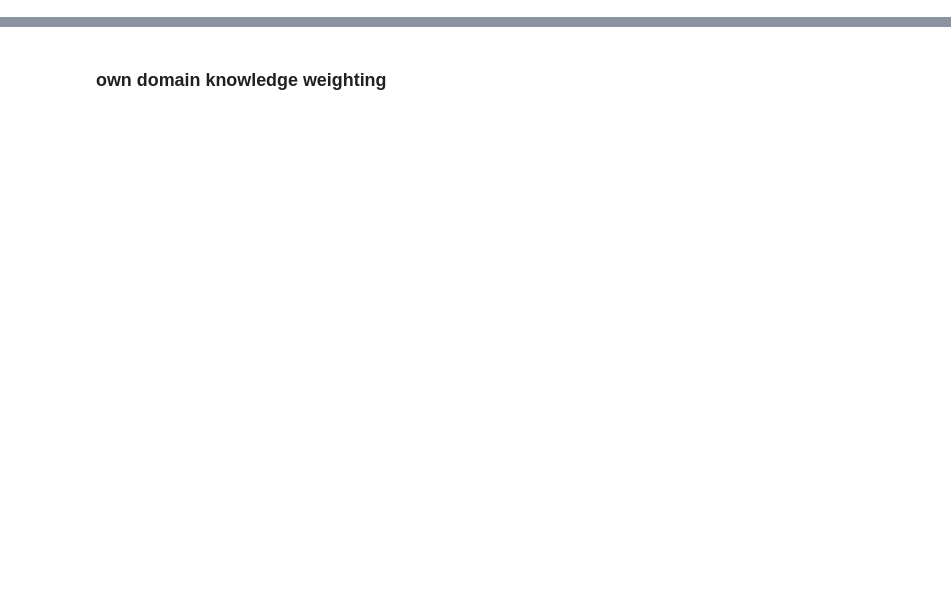
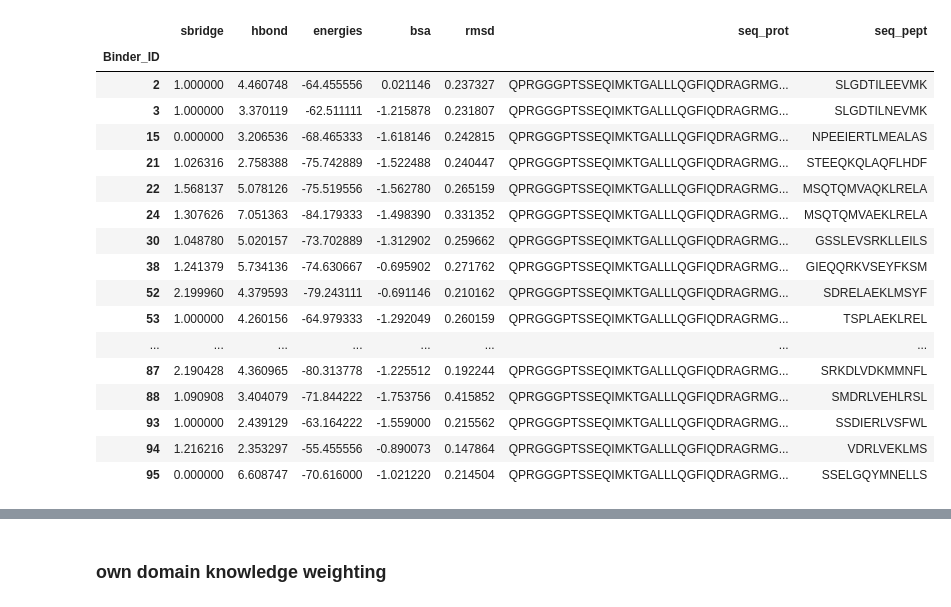
Before and after one commit to kunz-jonathan/BindCraft_uva_internship, a Jupyter notebook: surr_model/notebooks/dataset_creation.ipynb, the cells around one changed output, grey strips where cells are left out. Saved outputs shown, nothing was run; the diff lists cells and outputs as text; code cells hidden in the pictures; blank space fills up the shorter version.

```diff
--- a/surr_model/notebooks/dataset_creation.ipynb
+++ b/surr_model/notebooks/dataset_creation.ipynb
@@ -61,0 +150,23 @@ df
+# %%
+df_train = df_raw.sample(frac=0.8, random_state=42)
+# %%
+df_raw.drop(df_train.index).copy()
+# %% [output]
+|  | sbridge | hbond | energies | bsa | rmsd | seq_prot | seq_pept |
+| Binder_ID |  |  |  |  |  |  |  |
+| 2 | 1.000000 | 4.460748 | -64.455556 | 0.021146 | 0.237327 | QPRGGGPTSSEQIMKTGALLLQGFIQDRAGRMG... | SLGDTILEEVMK |
+| 3 | 1.000000 | 3.370119 | -62.511111 | -1.215878 | 0.231807 | QPRGGGPTSSEQIMKTGALLLQGFIQDRAGRMG... | SLGDTILNEVMK |
+| 15 | 0.000000 | 3.206536 | -68.465333 | -1.618146 | 0.242815 | QPRGGGPTSSEQIMKTGALLLQGFIQDRAGRMG... | NPEEIERTLMEALAS |
+| 21 | 1.026316 | 2.758388 | -75.742889 | -1.522488 | 0.240447 | QPRGGGPTSSEQIMKTGALLLQGFIQDRAGRMG... | STEEQKQLAQFLHDF |
+| 22 | 1.568137 | 5.078126 | -75.519556 | -1.562780 | 0.265159 | QPRGGGPTSSEQIMKTGALLLQGFIQDRAGRMG... | MSQTQMVAQKLRELA |
+| 24 | 1.307626 | 7.051363 | -84.179333 | -1.498390 | 0.331352 | QPRGGGPTSSEQIMKTGALLLQGFIQDRAGRMG... | MSQTQMVAEKLRELA |
+| 30 | 1.048780 | 5.020157 | -73.702889 | -1.312902 | 0.259662 | QPRGGGPTSSEQIMKTGALLLQGFIQDRAGRMG... | GSSLEVSRKLLEILS |
+| 38 | 1.241379 | 5.734136 | -74.630667 | -0.695902 | 0.271762 | QPRGGGPTSSEQIMKTGALLLQGFIQDRAGRMG... | GIEQQRKVSEYFKSM |
+| 52 | 2.199960 | 4.379593 | -79.243111 | -0.691146 | 0.210162 | QPRGGGPTSSEQIMKTGALLLQGFIQDRAGRMG... | SDRELAEKLMSYF |
+| 53 | 1.000000 | 4.260156 | -64.979333 | -1.292049 | 0.260159 | QPRGGGPTSSEQIMKTGALLLQGFIQDRAGRMG... | TSPLAEKLREL |
+| ... | ... | ... | ... | ... | ... | ... | ... |
+| 87 | 2.190428 | 4.360965 | -80.313778 | -1.225512 | 0.192244 | QPRGGGPTSSEQIMKTGALLLQGFIQDRAGRMG... | SRKDLVDKMMNFL |
+| 88 | 1.090908 | 3.404079 | -71.844222 | -1.753756 | 0.415852 | QPRGGGPTSSEQIMKTGALLLQGFIQDRAGRMG... | SMDRLVEHLRSL |
+| 93 | 1.000000 | 2.439129 | -63.164222 | -1.559000 | 0.215562 | QPRGGGPTSSEQIMKTGALLLQGFIQDRAGRMG... | SSDIERLVSFWL |
+| 94 | 1.216216 | 2.353297 | -55.455556 | -0.890073 | 0.147864 | QPRGGGPTSSEQIMKTGALLLQGFIQDRAGRMG... | VDRLVEKLMS |
+| 95 | 0.000000 | 6.608747 | -70.616000 | -1.021220 | 0.214504 | QPRGGGPTSSEQIMKTGALLLQGFIQDRAGRMG... | SSELGQYMNELLS |
```
Also changed, not shown: parts of 25 cells of this notebook, 4 other files.
